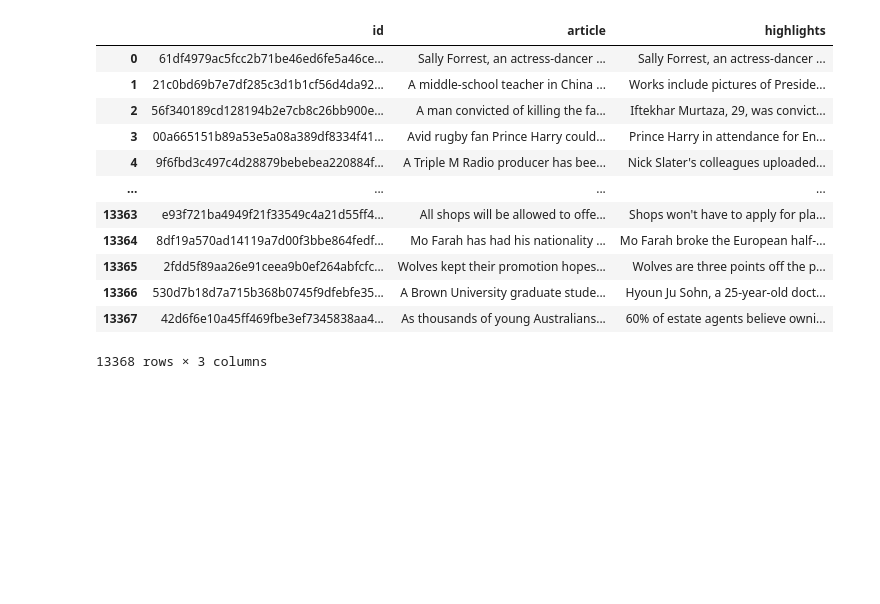
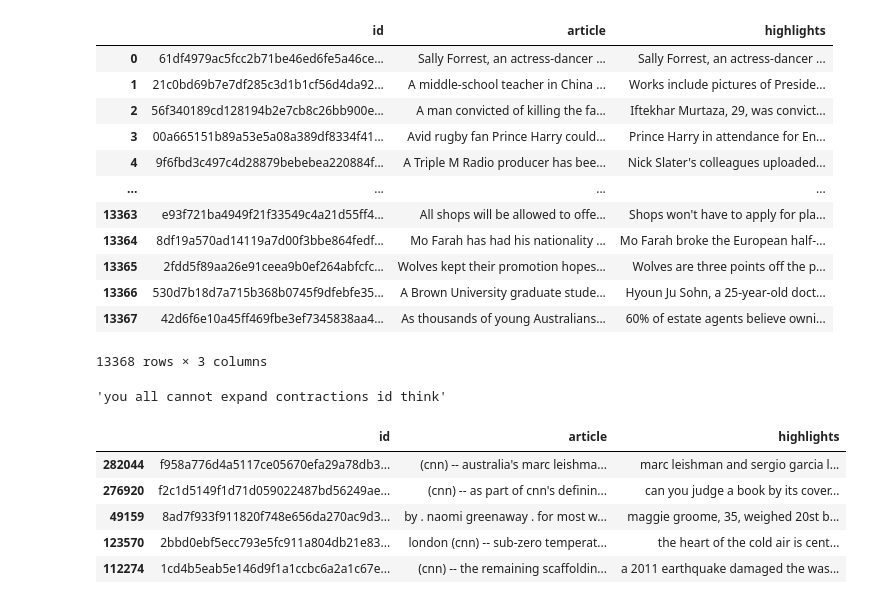
Before and after one commit to DLIBYH/Text_summarization, a Jupyter notebook: atexts.ipynb, the cells around one changed output. Saved outputs shown, nothing was run; the diff lists cells and outputs as text; code cells hidden in the pictures; blank space fills up the shorter version.

```diff
--- a/atexts.ipynb
+++ b/atexts.ipynb
@@ -94,3 +179,39 @@ val_data
 | 13366 | 530d7b18d7a715b368b0745f9dfebfe35... | A Brown University graduate stude... | Hyoun Ju Sohn, a 25-year-old doct... |
 | 13367 | 42d6f6e10a45ff469fbe3ef7345838aa4... | As thousands of young Australians... | 60% of estate agents believe owni... |
 13368 rows × 3 columns
+# %%
+def expand_contractions(text, contraction_map=contractions_dict):
+    # Using regex for getting all contracted words
+    contractions_keys = '|'.join(contraction_map.keys())
+    contractions_pattern = re.compile(f'({contractions_keys})', flags=re.DOTALL)
+
+    def expand_match(contraction):
+        # Getting entire matched sub-string
+        match = contraction.group(0)
+        expanded_contraction = contraction_map.get(match)
+        if not expand_contractions:
+            print(match)
+            return match
+        return expanded_contraction
+
+    expanded_text = contractions_pattern.sub(expand_match, text)
+    expanded_text = re.sub("'", "", expanded_text)
+    return expanded_text
+
+
+expand_contractions("y'all can't expand contractions i'd think")
+# %% [output]
+'you all cannot expand contractions id think'
+# %%
+# Converting to lowercase
+train_data.highlights = train_data.highlights.apply(str.lower)
+train_data.article = train_data.article.apply(str.lower)
+
+train_data.sample(5)
+# %% [output]
+|  | id | article | highlights |
+| 282044 | f958a776d4a5117ce05670efa29a78db3... | (cnn) -- australia's marc leishma... | marc leishman and sergio garcia l... |
+| 276920 | f2c1d5149f1d71d059022487bd56249ae... | (cnn) -- as part of cnn's definin... | can you judge a book by its cover... |
+| 49159 | 8ad7f933f911820f748e656da270ac9d3... | by . naomi greenaway . for most w... | maggie groome, 35, weighed 20st b... |
+| 123570 | 2bbd0ebf5ecc793e5fc911a804db21e83... | london (cnn) -- sub-zero temperat... | the heart of the cold air is cent... |
+| 112274 | 1cd4b5eab5e146d9f1a1ccbc6a2a1c67e... | (cnn) -- the remaining scaffoldin... | a 2011 earthquake damaged the was... |
```
Also changed, not shown: parts of 11 cells of this notebook.
